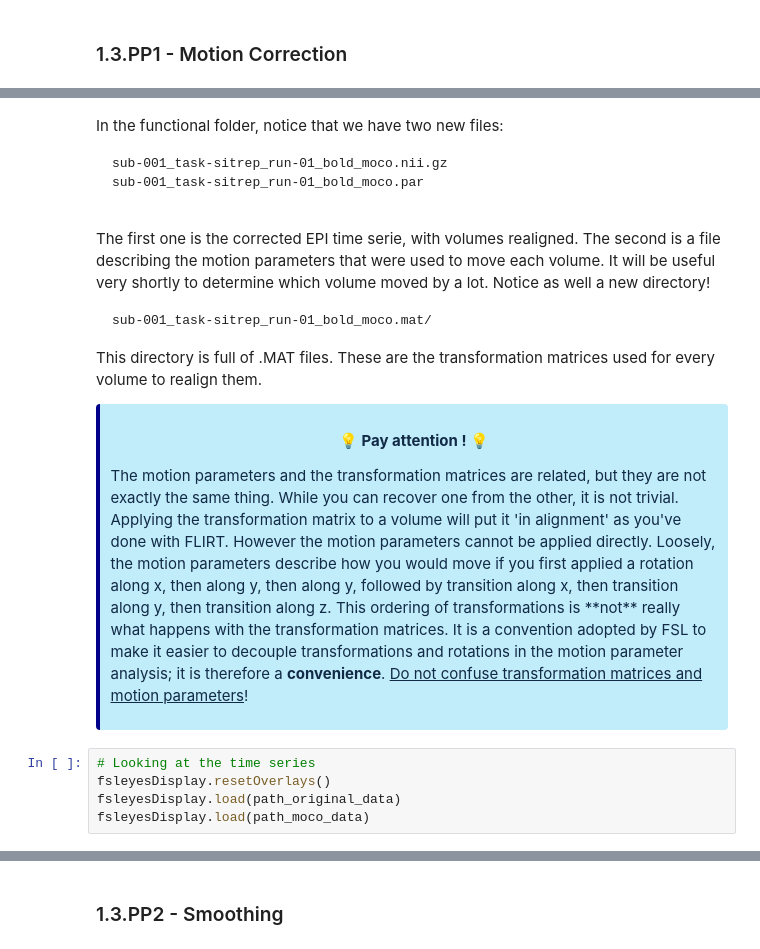
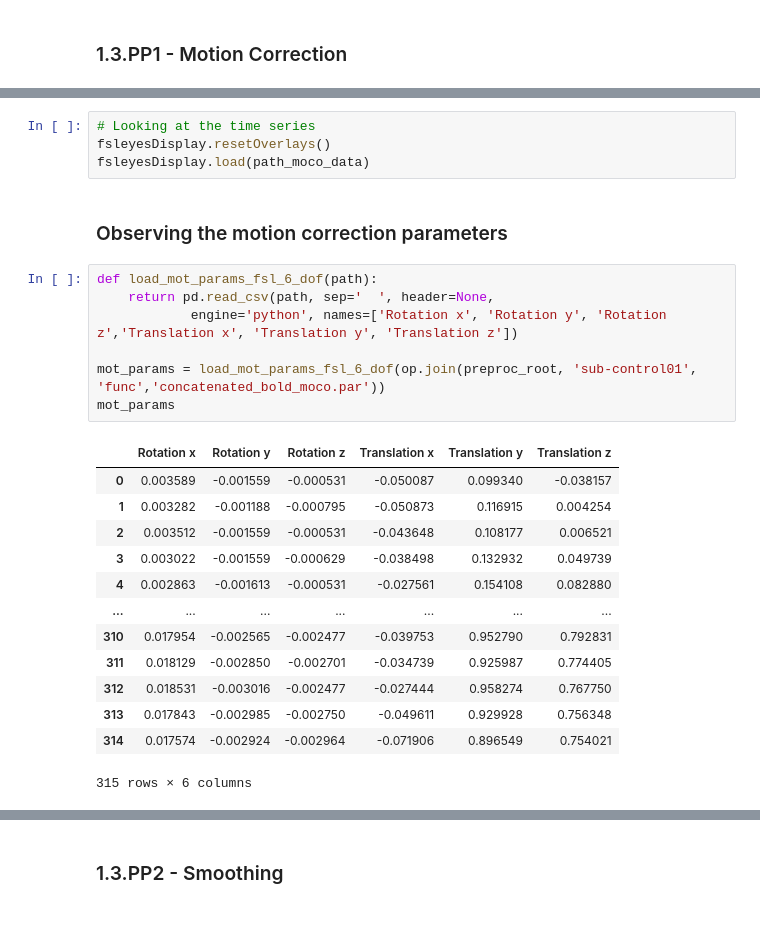
Before and after one commit to AlexisCogne/NSSP_projects, a Jupyter notebook: Project_1.ipynb, the cells around one changed output, grey strips where cells are left out. Saved outputs shown, nothing was run; the diff lists cells and outputs as text; blank space fills up the shorter version.

````diff
--- a/Project_1.ipynb
+++ b/Project_1.ipynb
@@ -397,28 +441,27 @@ print_dir_tree(bids_root, max_depth=5)
-# %% [markdown]
-In the functional folder, notice that we have two new files:
-```
-sub-001_task-sitrep_run-01_bold_moco.nii.gz
-sub-001_task-sitrep_run-01_bold_moco.par
-
-```
-
-The first one is the corrected EPI time serie, with volumes realigned. The second is a file describing the motion parameters that were used to move each volume. It will be useful very shortly to determine which volume moved by a lot.
-Notice as well a new directory!
-```
-sub-001_task-sitrep_run-01_bold_moco.mat/
-```
-This directory is full of .MAT files. These are the transformation matrices used for every volume to realign them.
-
-<div class="warning" style='background-color:#C1ECFA; color: #112A46; border-left: solid darkblue 4px; border-radius: 4px; padding:0.7em;'>
-<span>
-<p style='margin-top:1em; text-align:center'><b> 💡 Pay attention ! 💡</b></p>
-<p style='text-indent: 10px;'>
-    The motion parameters and the transformation matrices are related, but they are not exactly the same thing. While you can recover one from the other, it is not trivial. Applying the transformation matrix to a volume will put it 'in alignment' as you've done with FLIRT. However the motion parameters cannot be applied directly. Loosely, the motion parameters describe how you would move if you first applied a rotation along x, then along y, then along y, followed by transition along x, then transition along y, then transition along z. This ordering of transformations is **not** really what happens with the transformation matrices. It is a convention adopted by FSL to make it easier to decouple transformations and rotations in the motion parameter analysis; it is therefore a <b>convenience</b>.
-    <u>Do not confuse transformation matrices and motion parameters</u>!</p>
-</span>
-</div>
 # %%
 # Looking at the time series
 fsleyesDisplay.resetOverlays()
-fsleyesDisplay.load(path_original_data)
 fsleyesDisplay.load(path_moco_data)
+# %% [markdown]
+### Observing the motion correction parameters
+# %%
+def load_mot_params_fsl_6_dof(path):
+    return pd.read_csv(path, sep='  ', header=None,
+            engine='python', names=['Rotation x', 'Rotation y', 'Rotation z','Translation x', 'Translation y', 'Translation z'])
+
+mot_params = load_mot_params_fsl_6_dof(op.join(preproc_root, 'sub-control01', 'func','concatenated_bold_moco.par'))
+mot_params
+# %% [output]
+|  | Rotation x | Rotation y | Rotation z | Translation x | Translation y | Translation z |
+| 0 | 0.003589 | -0.001559 | -0.000531 | -0.050087 | 0.099340 | -0.038157 |
+| 1 | 0.003282 | -0.001188 | -0.000795 | -0.050873 | 0.116915 | 0.004254 |
+| 2 | 0.003512 | -0.001559 | -0.000531 | -0.043648 | 0.108177 | 0.006521 |
+| 3 | 0.003022 | -0.001559 | -0.000629 | -0.038498 | 0.132932 | 0.049739 |
+| 4 | 0.002863 | -0.001613 | -0.000531 | -0.027561 | 0.154108 | 0.082880 |
+| ... | ... | ... | ... | ... | ... | ... |
+| 310 | 0.017954 | -0.002565 | -0.002477 | -0.039753 | 0.952790 | 0.792831 |
+| 311 | 0.018129 | -0.002850 | -0.002701 | -0.034739 | 0.925987 | 0.774405 |
+| 312 | 0.018531 | -0.003016 | -0.002477 | -0.027444 | 0.958274 | 0.767750 |
+| 313 | 0.017843 | -0.002985 | -0.002750 | -0.049611 | 0.929928 | 0.756348 |
+| 314 | 0.017574 | -0.002924 | -0.002964 | -0.071906 | 0.896549 | 0.754021 |
+315 rows × 6 columns
````
Also changed, not shown: parts of 22 cells of this notebook.
